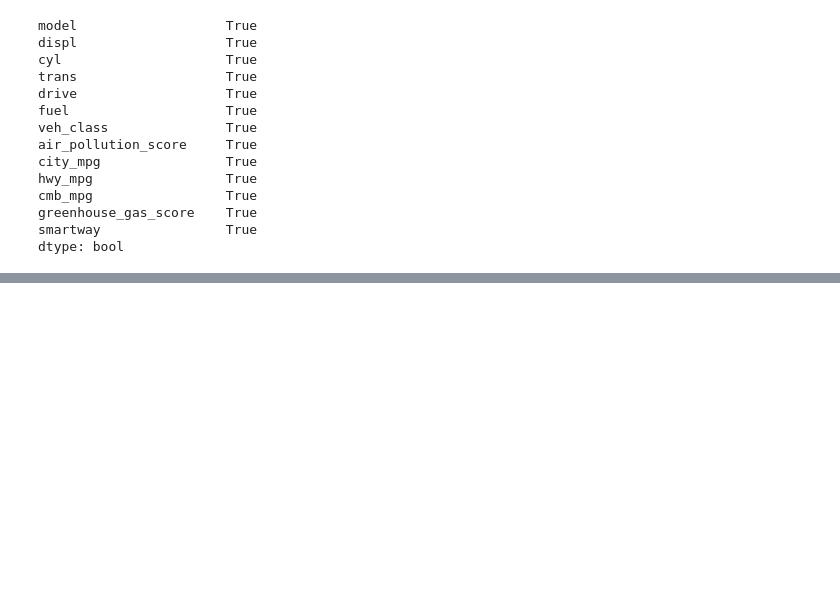
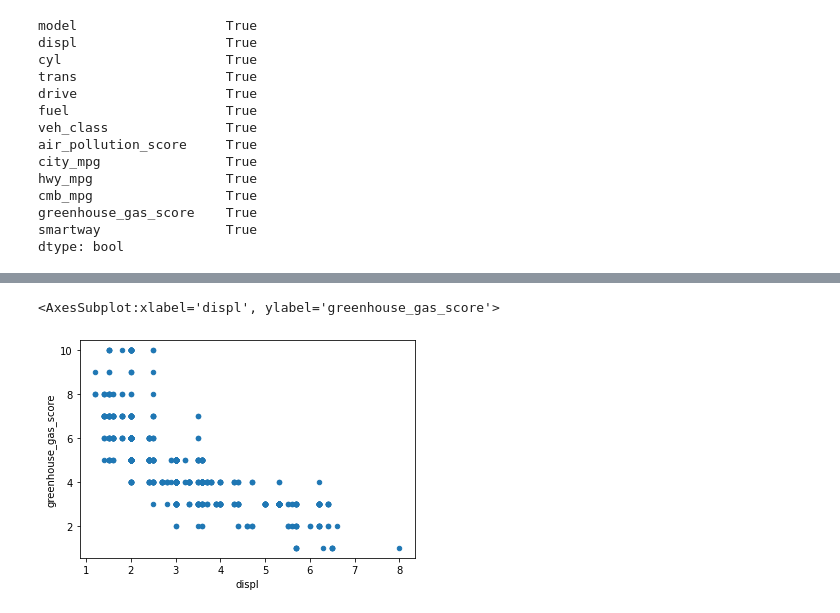
Before and after one commit to emaahdy/Data-Analysis, a Jupyter notebook: Fuel-Economy/fuel_economy.ipynb, the cells around one changed output, grey strips where cells are left out. Cells and saved outputs as stored; diff of their text form; code cells hidden in the pictures; blank space fills up the shorter version.

```diff
--- a/Fuel-Economy/fuel_economy.ipynb
+++ b/Fuel-Economy/fuel_economy.ipynb
@@ -808,0 +845,5 @@ dtype: bool
+# %%
+fuel_18_CA.plot(x="displ", y="greenhouse_gas_score", kind='scatter')
+# %% [output]
+<AxesSubplot:xlabel='displ', ylabel='greenhouse_gas_score'>
+[figure, added]
```
Also changed, not shown: parts of 27 cells of this notebook.
